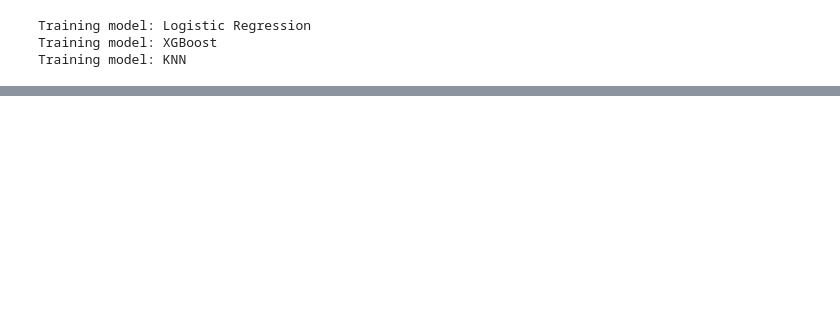
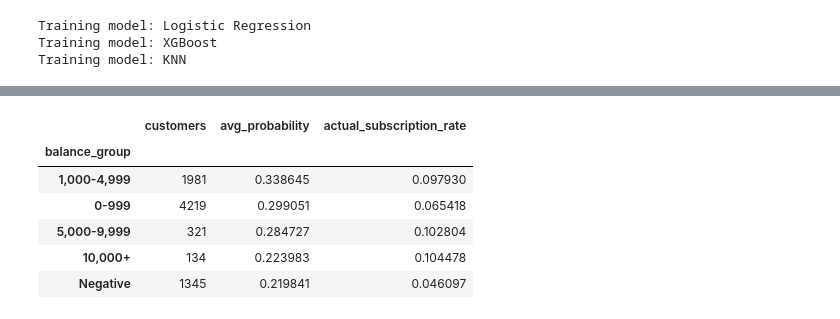
Before and after one commit to ShaneS02/04AWIXoLex7K20GE, a Jupyter notebook: src/run/run.ipynb, the cells around one changed output, grey strips where cells are left out. Cells and saved outputs as stored; diff of their text form; code cells hidden in the pictures; blank space fills up the shorter version.

```diff
--- a/src/run/run.ipynb
+++ b/src/run/run.ipynb
@@ -407,0 +527,17 @@ try different kernel for svm
+# %%
+balance_segments = customer_analysis.groupby("balance_group", observed=True).agg(
+    customers=("subscription_probability", "count"),
+    avg_probability=("subscription_probability", "mean"),
+    actual_subscription_rate=("actual_subscription", "mean")
+)
+
+balance_segments = balance_segments.sort_values("avg_probability", ascending=False)
+balance_segments
+# %% [output]
+|  | customers | avg_probability | actual_subscription_rate |
+| balance_group |  |  |  |
+| 1,000-4,999 | 1981 | 0.338645 | 0.097930 |
+| 0-999 | 4219 | 0.299051 | 0.065418 |
+| 5,000-9,999 | 321 | 0.284727 | 0.102804 |
+| 10,000+ | 134 | 0.223983 | 0.104478 |
+| Negative | 1345 | 0.219841 | 0.046097 |
```
Also changed, not shown: parts of 16 cells of this notebook, 2 other files.
